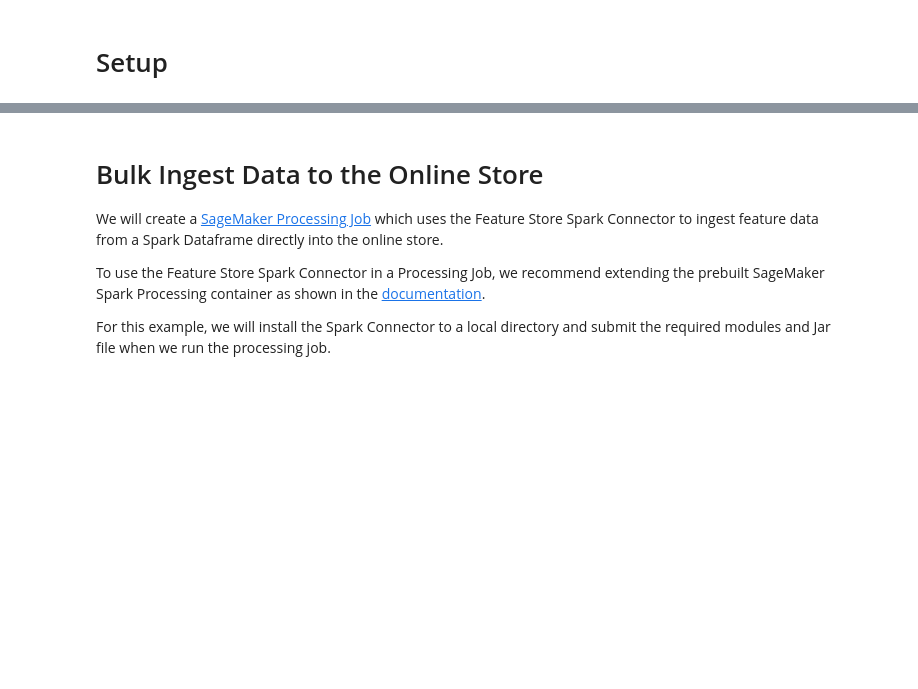
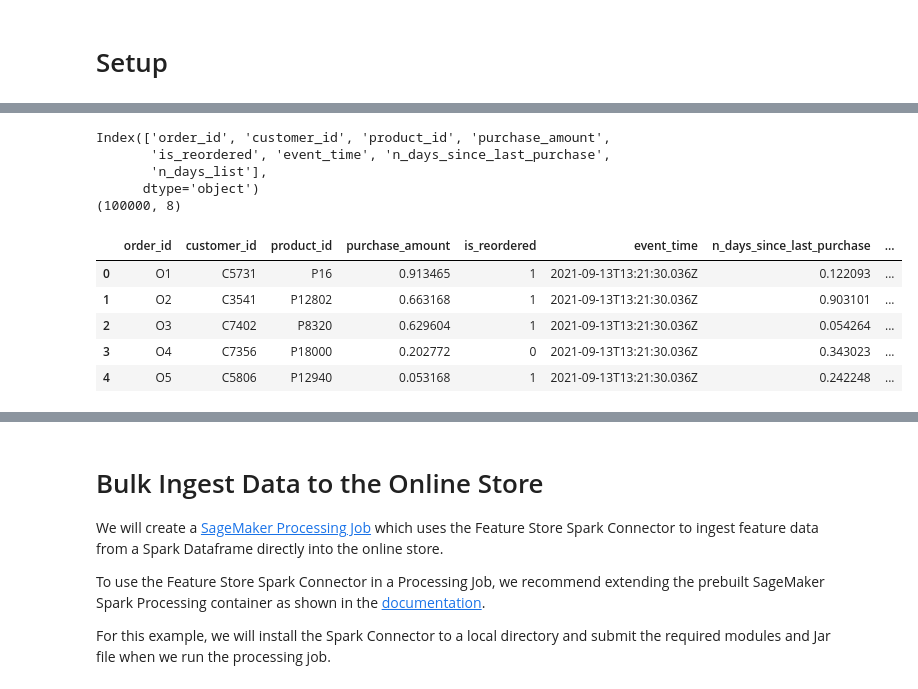
Before and after one commit to aws-samples/amazon-sagemaker-feature-store-end-to-end-workshop, a Jupyter notebook: 05-module-scalable-batch-ingestion/m5_nb6_load_online_inmemory.ipynb, the cells around one changed output, grey strips where cells are left out. Cells and saved outputs as stored; diff of their text form; code cells hidden in the pictures; blank space fills up the shorter version.

Commit message:
Updated notebook to use new LIST CollectionType; created orders_list.csv file.

```diff
--- a/05-module-scalable-batch-ingestion/m5_nb6_load_online_inmemory.ipynb
+++ b/05-module-scalable-batch-ingestion/m5_nb6_load_online_inmemory.ipynb
@@ -147,0 +325,16 @@ wait_for_feature_group_creation_complete(feature_group_name)
+# %%
+# Function to generate list of days
+def get_random_days_list(input):
+    ndays = int(10.0 * input)
+    days = []
+    for day in range(0,ndays):
+        n =randint(0, 30)
+        days.append(str(n))
+    return days
+# %%
+# Use Pandas map function to create new column data
+new_days_col = orders_df['n_days_since_last_purchase'].map(lambda x: get_random_days_list(x))
+
+print(new_days_col.size)
+
+new_days_col.head(n=5)
@@ -147,0 +349,22 @@ wait_for_feature_group_creation_complete(feature_group_name)
+# %%
+# Append new column with list values to Pandas dataframe
+orders_list_df = orders_df
+orders_list_df['n_days_list'] = new_days_col
+
+print(orders_list_df.columns)
+print(orders_list_df.shape)
+# %% [output]
+Index(['order_id', 'customer_id', 'product_id', 'purchase_amount',
+       'is_reordered', 'event_time', 'n_days_since_last_purchase',
+       'n_days_list'],
+      dtype='object')
+(100000, 8)
+# %%
+orders_list_df.head(5)
+# %% [output]
+|  | order_id | customer_id | product_id | purchase_amount | is_reordered | event_time | n_days_since_last_purchase | ... |
+| 0 | O1 | C5731 | P16 | 0.913465 | 1 | 2021-09-13T13:21:30.036Z | 0.122093 | ... |
+| 1 | O2 | C3541 | P12802 | 0.663168 | 1 | 2021-09-13T13:21:30.036Z | 0.903101 | ... |
+| 2 | O3 | C7402 | P8320 | 0.629604 | 1 | 2021-09-13T13:21:30.036Z | 0.054264 | ... |
+| 3 | O4 | C7356 | P18000 | 0.202772 | 0 | 2021-09-13T13:21:30.036Z | 0.343023 | ... |
+| 4 | O5 | C5806 | P12940 | 0.053168 | 1 | 2021-09-13T13:21:30.036Z | 0.242248 | ... |
```
Also changed, not shown: parts of 47 cells of this notebook, 3 other files.
